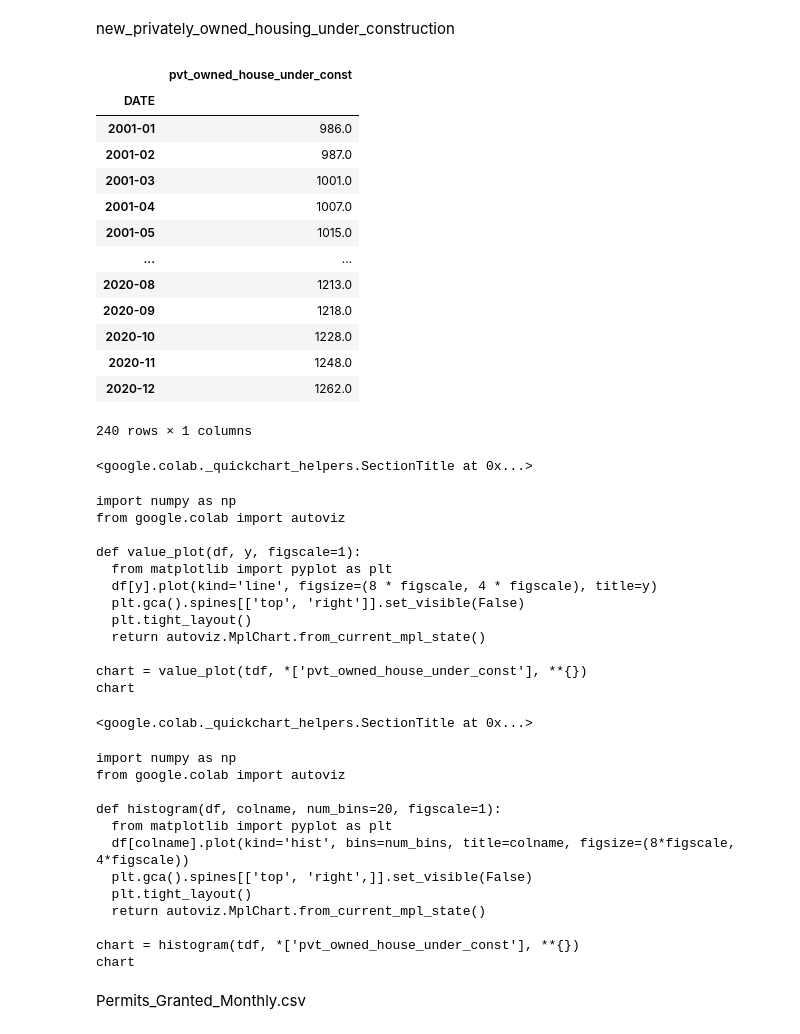
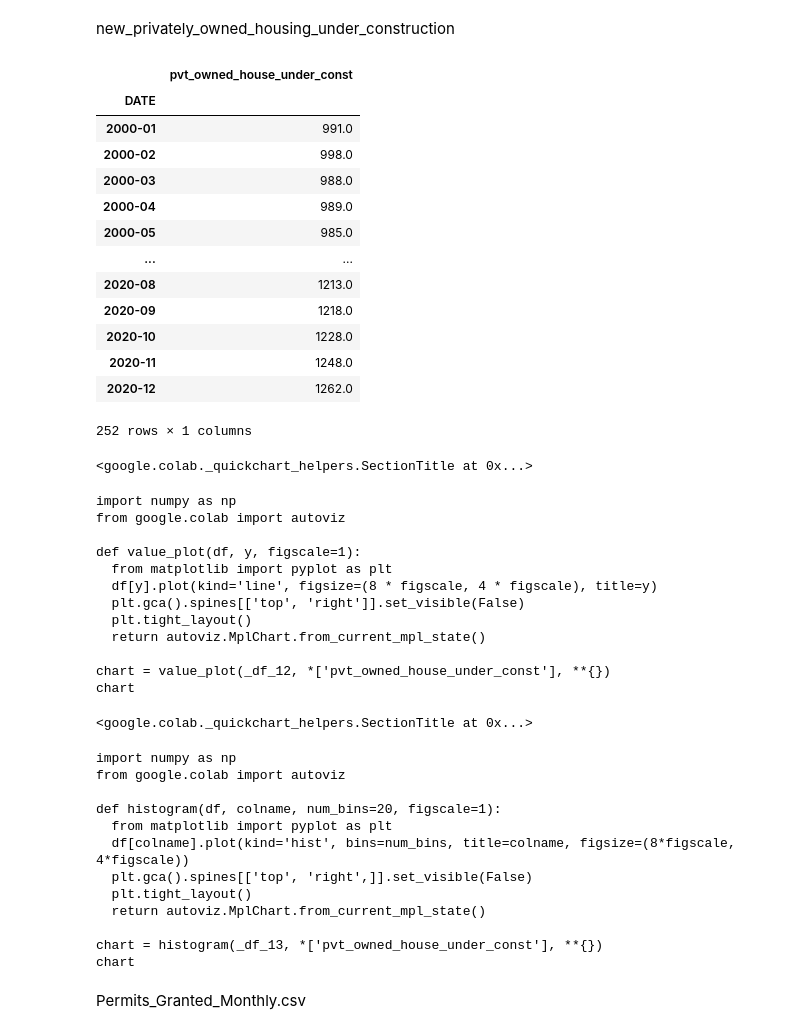
Before and after one commit to Praz98/HomeLLC, a Jupyter notebook: HomeLLC_basic_data_cleani.ipynb, the cells around one changed output. Cells and saved outputs as stored; diff of their text form; code cells hidden in the pictures.

```diff
--- a/HomeLLC_basic_data_cleani.ipynb
+++ b/HomeLLC_basic_data_cleani.ipynb
@@ -767,29 +757,29 @@ new_privately_owned_housing_under_construction
 # %%
 tdf = pd.read_csv("/content/drive/MyDrive/HOME LLC CSV/new_privately_owned_housing_under_construction.csv")
 
 tdf.DATE = pd.to_datetime(tdf.DATE,format="%Y-%m-%d")
 tdf.set_index("DATE",inplace=True)
 
 tdf.index = tdf.index.strftime("%Y-%m")
-tdf = tdf["2001-01":"2020-12"]
+tdf = tdf["2000-01":"2020-12"]
 tdf.rename(columns={"UNDCONTSA":"pvt_owned_house_under_const"},inplace=True)
 tdf.to_csv("/content/drive/MyDrive/cleaned data/new_privately_owned_housing_under_construction.csv")
 tdf
 # %% [output]
 |  | pvt_owned_house_under_const |
 | DATE |  |
-| 2001-01 | 986.0 |
-| 2001-02 | 987.0 |
-| 2001-03 | 1001.0 |
-| 2001-04 | 1007.0 |
-| 2001-05 | 1015.0 |
+| 2000-01 | 991.0 |
+| 2000-02 | 998.0 |
+| 2000-03 | 988.0 |
+| 2000-04 | 989.0 |
+| 2000-05 | 985.0 |
 | ... | ... |
 | 2020-08 | 1213.0 |
 | 2020-09 | 1218.0 |
 | 2020-10 | 1228.0 |
 | 2020-11 | 1248.0 |
 | 2020-12 | 1262.0 |
-240 rows × 1 columns
+252 rows × 1 columns
 <google.colab._quickchart_helpers.SectionTitle at 0x...>
 import numpy as np
 from google.colab import autoviz
@@ -801,7 +791,7 @@ def value_plot(df, y, figscale=1):
   plt.tight_layout()
   return autoviz.MplChart.from_current_mpl_state()
 
-chart = value_plot(tdf, *['pvt_owned_house_under_const'], **{})
+chart = value_plot(_df_12, *['pvt_owned_house_under_const'], **{})
 chart
 <google.colab._quickchart_helpers.SectionTitle at 0x...>
 import numpy as np
@@ -814,7 +804,7 @@ def histogram(df, colname, num_bins=20, figscale=1):
   plt.tight_layout()
   return autoviz.MplChart.from_current_mpl_state()
 
-chart = histogram(tdf, *['pvt_owned_house_under_const'], **{})
+chart = histogram(_df_13, *['pvt_owned_house_under_const'], **{})
 chart
 # %% [markdown]
 Permits_Granted_Monthly.csv
```
Also changed, not shown: parts of 28 cells of this notebook.
